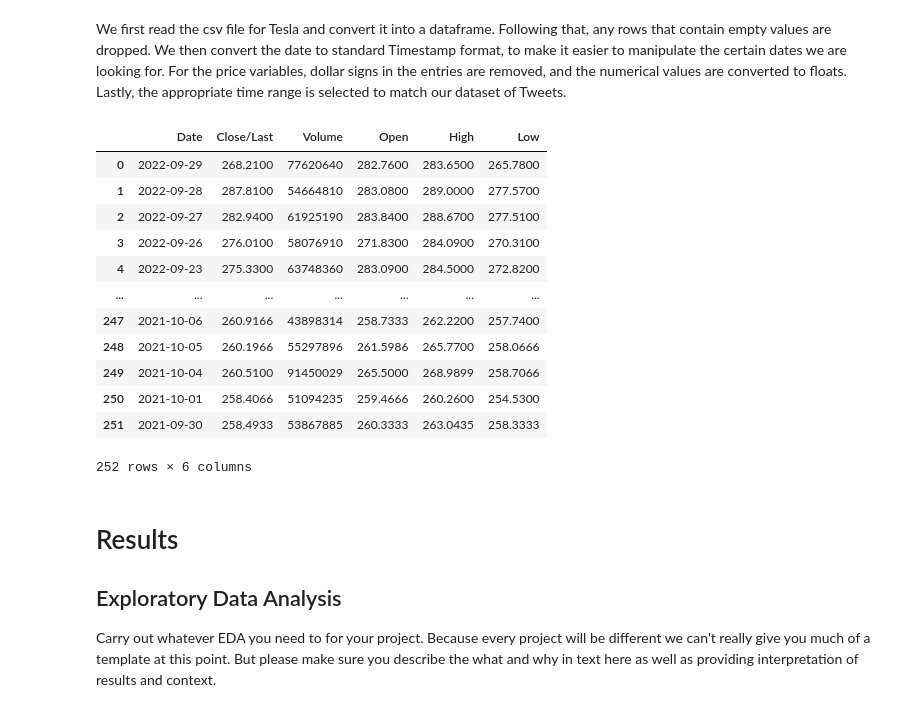
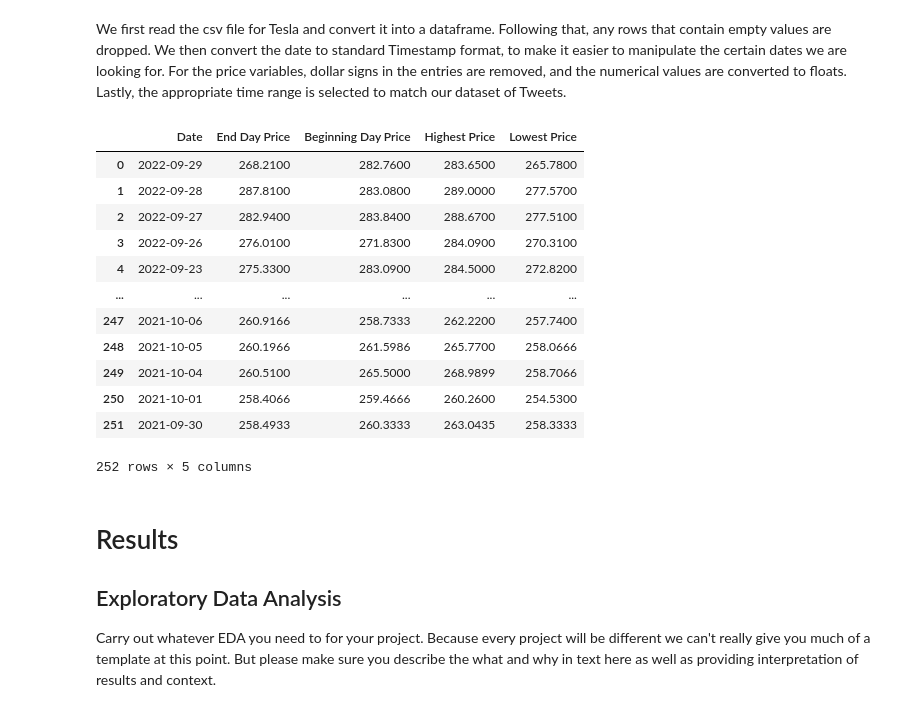
Before and after one commit to theTY2002/COGS-108-Final-Project, a Jupyter notebook: EDACheckpoint_Group116_FA23.ipynb, the cells around one changed output. Drawn from its saved outputs; the diff is of its cells as text; code cells hidden in the pictures.

```diff
--- a/EDACheckpoint_Group116_FA23.ipynb
+++ b/EDACheckpoint_Group116_FA23.ipynb
@@ -273,42 +227,43 @@ We first read the csv file for Tesla and convert it into a dataframe. Following
 # %%
 tesla = pd.read_csv('TESLA_HISTORICAL.csv')
 tesla.dropna(inplace=True)
 #delete any missing value within the dataset
 tesla['Date'] = pd.to_datetime(tesla.get('Date')).dt.date
 #convert the date enteries into standarized form
 def nodollartofloat(series):
     series = series.str.strip('$')
     blank = []
     for i in series:
         i = float(i)
         blank = np.append(blank,i)
     return blank
-tesla['Close/Last'] = nodollartofloat(tesla['Close/Last'])
-tesla['Open'] = nodollartofloat(tesla['Open'])
-tesla['High'] = nodollartofloat(tesla['High'])
-tesla['Low'] = nodollartofloat(tesla['Low'])
+tesla['End Day Price'] = nodollartofloat(tesla['Close/Last'])
+tesla['Beginning Day Price'] = nodollartofloat(tesla['Open'])
+tesla['Highest Price'] = nodollartofloat(tesla['High'])
+tesla['Lowest Price'] = nodollartofloat(tesla['Low'])
+tesla = tesla.drop(['Close/Last','Volume','Open','High','Low'], axis=1)
 #convert all string input into number
 
 start_date = pd.to_datetime('2021-09-30').date()
 end_date = pd.to_datetime('2022-09-29').date()
 
 tesla = tesla[(tesla['Date'] >= start_date) & (tesla['Date'] <= end_date)]
 tesla.reset_index(drop=True, inplace=True)
 tesla
 # %% [output]
-|  | Date | Close/Last | Volume | Open | High | Low |
-| 0 | 2022-09-29 | 268.2100 | 77620640 | 282.7600 | 283.6500 | 265.7800 |
-| 1 | 2022-09-28 | 287.8100 | 54664810 | 283.0800 | 289.0000 | 277.5700 |
-| 2 | 2022-09-27 | 282.9400 | 61925190 | 283.8400 | 288.6700 | 277.5100 |
-| 3 | 2022-09-26 | 276.0100 | 58076910 | 271.8300 | 284.0900 | 270.3100 |
-| 4 | 2022-09-23 | 275.3300 | 63748360 | 283.0900 | 284.5000 | 272.8200 |
-| ... | ... | ... | ... | ... | ... | ... |
-| 247 | 2021-10-06 | 260.9166 | 43898314 | 258.7333 | 262.2200 | 257.7400 |
-| 248 | 2021-10-05 | 260.1966 | 55297896 | 261.5986 | 265.7700 | 258.0666 |
-| 249 | 2021-10-04 | 260.5100 | 91450029 | 265.5000 | 268.9899 | 258.7066 |
-| 250 | 2021-10-01 | 258.4066 | 51094235 | 259.4666 | 260.2600 | 254.5300 |
-| 251 | 2021-09-30 | 258.4933 | 53867885 | 260.3333 | 263.0435 | 258.3333 |
+|  | Date | End Day Price | Beginning Day Price | Highest Price | Lowest Price |
+| 0 | 2022-09-29 | 268.2100 | 282.7600 | 283.6500 | 265.7800 |
+| 1 | 2022-09-28 | 287.8100 | 283.0800 | 289.0000 | 277.5700 |
+| 2 | 2022-09-27 | 282.9400 | 283.8400 | 288.6700 | 277.5100 |
+| 3 | 2022-09-26 | 276.0100 | 271.8300 | 284.0900 | 270.3100 |
+| 4 | 2022-09-23 | 275.3300 | 283.0900 | 284.5000 | 272.8200 |
+| ... | ... | ... | ... | ... | ... |
+| 247 | 2021-10-06 | 260.9166 | 258.7333 | 262.2200 | 257.7400 |
+| 248 | 2021-10-05 | 260.1966 | 261.5986 | 265.7700 | 258.0666 |
+| 249 | 2021-10-04 | 260.5100 | 265.5000 | 268.9899 | 258.7066 |
+| 250 | 2021-10-01 | 258.4066 | 259.4666 | 260.2600 | 254.5300 |
+| 251 | 2021-09-30 | 258.4933 | 260.3333 | 263.0435 | 258.3333 |
-252 rows × 6 columns
+252 rows × 5 columns
 # %% [markdown]
 # Results
 
```
Also changed, not shown: parts of 12 cells of this notebook.
